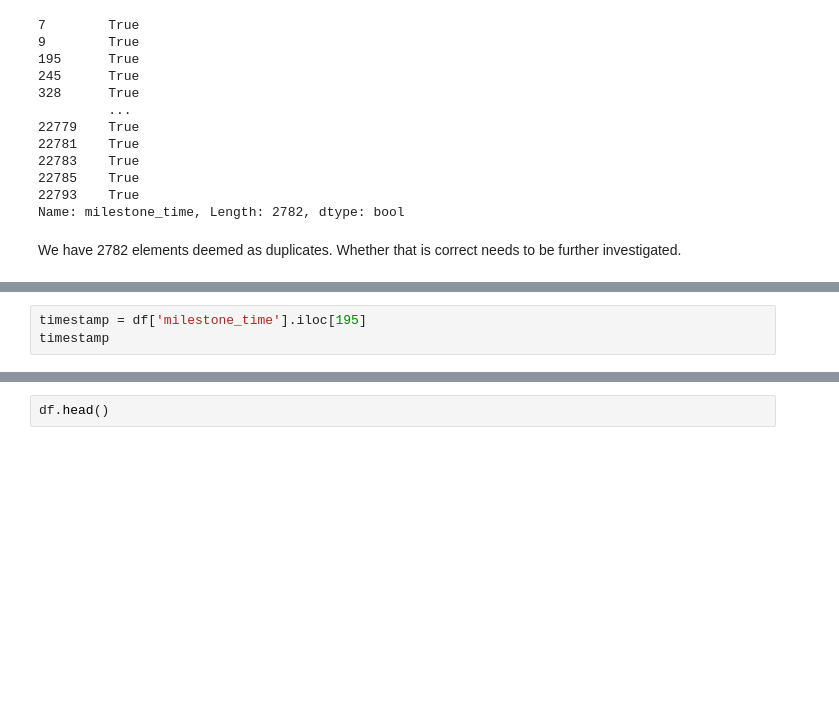
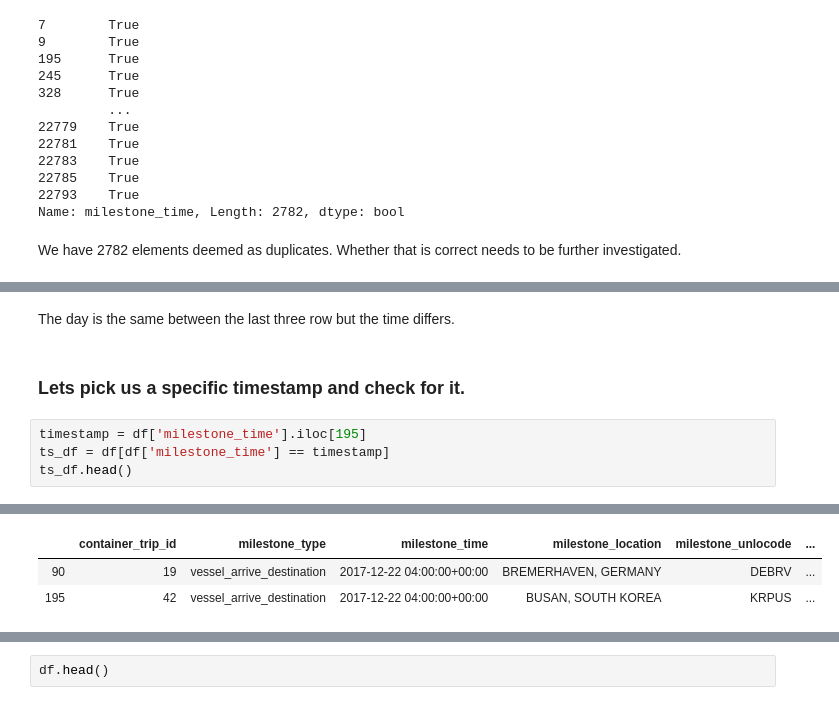
Before and after one commit to stephanosterburg/coding_challenges, a Jupyter notebook: clearmetal/notebook.ipynb, the cells around one changed output, grey strips where cells are left out. Drawn from its saved outputs; the diff is of its cells as text; blank space fills up the shorter version.

```diff
--- a/clearmetal/notebook.ipynb
+++ b/clearmetal/notebook.ipynb
@@ -278,4 +287,9 @@ We have 2782 elements deemed as duplicates. Whether that is correct needs to be
+# %% [markdown]
+The day is the same between the last three row but the time differs.
+# %% [markdown]
+### Lets pick us a specific timestamp and check for it.
 # %%
 timestamp = df['milestone_time'].iloc[195]
-timestamp
+ts_df = df[df['milestone_time'] == timestamp]
+ts_df.head()
 # %% [output]
@@ -282,0 +296,3 @@ Timestamp('2017-12-22 04:00:00+0000', tz='UTC')
+|  | container_trip_id | milestone_type | milestone_time | milestone_location | milestone_unlocode | ... |
+| 90 | 19 | vessel_arrive_destination | 2017-12-22 04:00:00+00:00 | BREMERHAVEN, GERMANY | DEBRV | ... |
+| 195 | 42 | vessel_arrive_destination | 2017-12-22 04:00:00+00:00 | BUSAN, SOUTH KOREA | KRPUS | ... |
```
Also changed, not shown: parts of 17 cells of this notebook.
